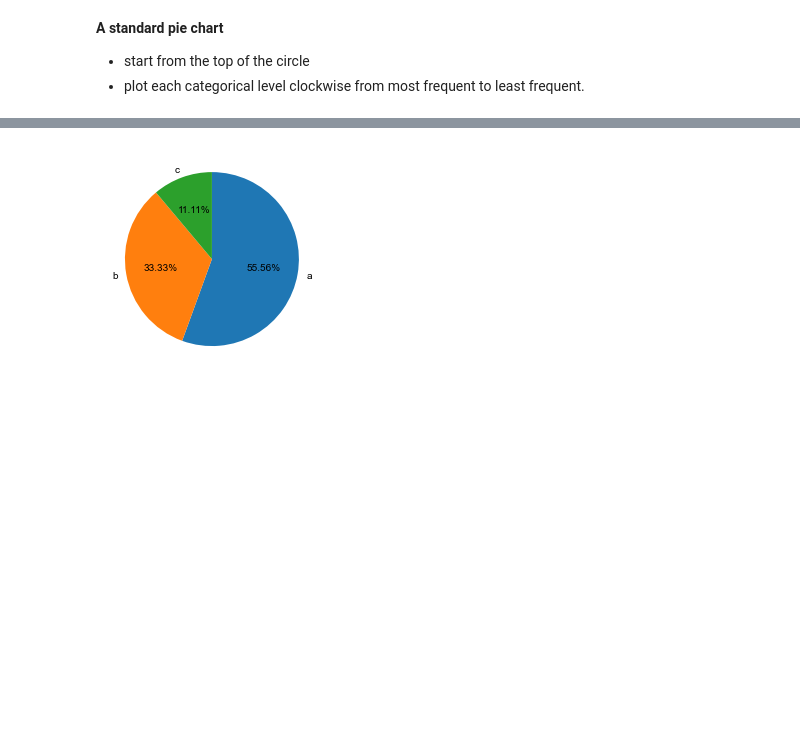
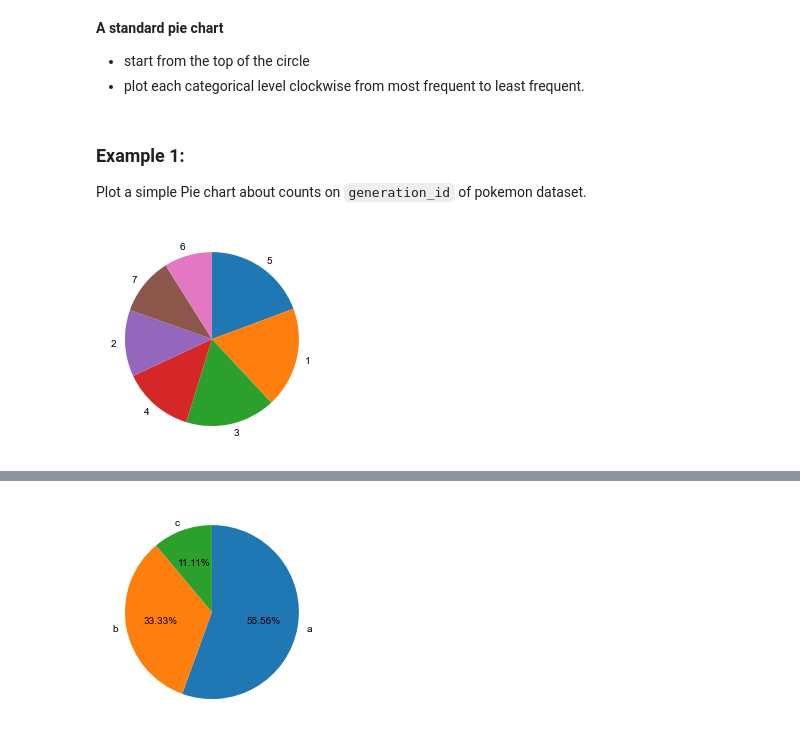
Before and after one commit to Alex-YuZ/Data-Visualization, a Jupyter notebook: Data_Visualization.ipynb, the cells around one changed output, grey strips where cells are left out. Saved outputs shown, nothing was run; the diff lists cells and outputs as text; code cells hidden in the pictures; blank space fills up the shorter version.

Commit message:
feat: Add demo on pie chart and donut plot

```diff
--- a/Data_Visualization.ipynb
+++ b/Data_Visualization.ipynb
@@ -495,3 +495,16 @@ plt.xticks(rotation=90)
 **A standard pie chart**
 - start from the top of the circle
 - plot each categorical level clockwise from most frequent to least frequent.
+# %% [markdown]
+### Example 1:
+
+Plot a simple Pie chart about counts on `generation_id` of pokemon dataset.
+# %%
+# Use the same pokemon dataset
+pokemon = pd.read_csv('pokemon.csv')
+
+sorted_counts = pokemon['generation_id'].value_counts()
+
+plt.pie(sorted_counts, labels = sorted_counts.index, startangle = 90, counterclock = False);
+# %% [output]
+[figure, added]
```
Also changed, not shown: parts of 2 cells of this notebook.
